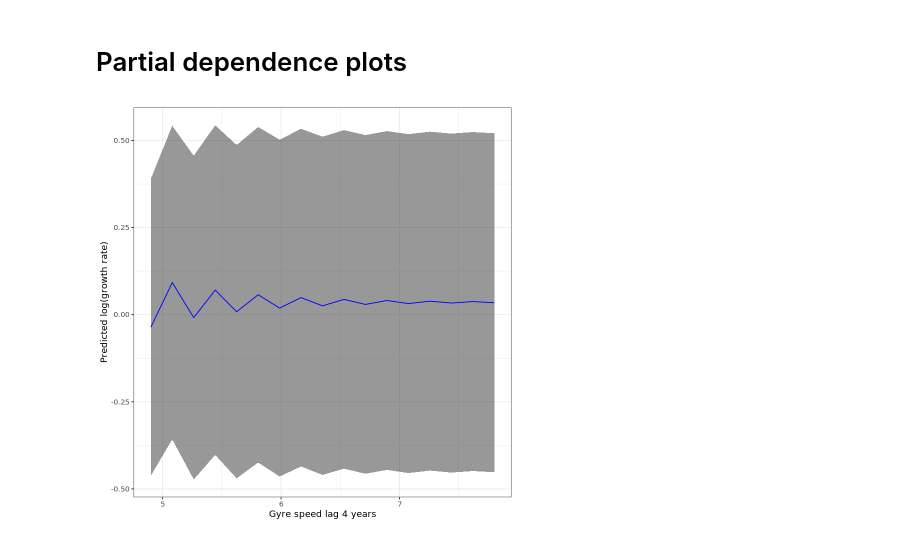
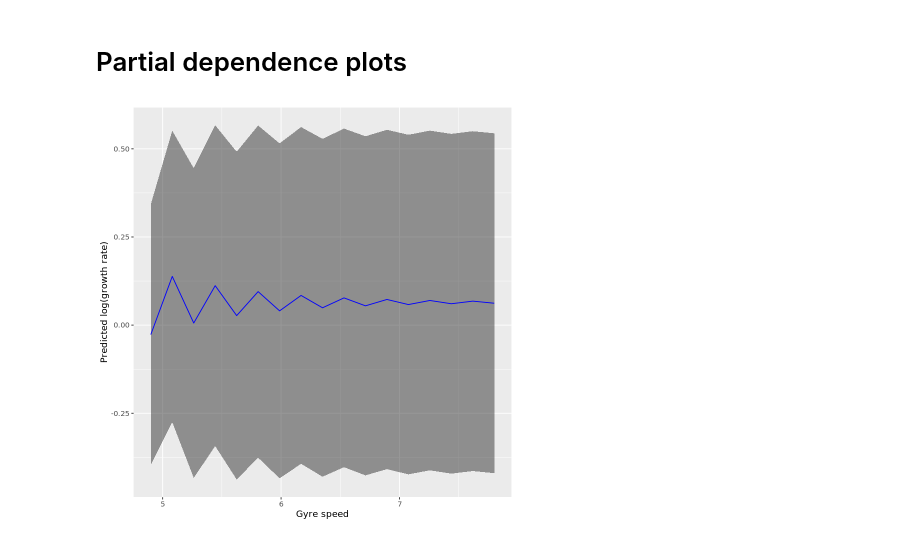
Before and after one commit to pointblue/anthropocene, a Jupyter notebook: notebooks/ADPE Crozier_final.ipynb, the cells around one changed output. Saved outputs shown, nothing was run; the diff lists cells and outputs as text; code cells hidden in the pictures.

```diff
--- a/notebooks/ADPE Crozier_final.ipynb
+++ b/notebooks/ADPE Crozier_final.ipynb
@@ -1182,0 +834,5 @@ Model df: 7.   Total lags used: 10
+# %%
+cov_sat_growth_top<-as.matrix(master_gr[,c("GyreSPD_lag4", "SIE_lag4", "OW_day_RSP", "Fish_cum3","mnAirTemp_lag5")])
+#"GyreSPD", "SIE_lag4", "OW_day_RSPlag4", "Fish_cum3","mnAirTemp_lag5"
+topModel<-Arima(master_gr$growth_croz,order=c(1,0,0),include.mean=F,include.drift=F,xreg= cov_sat_growth_top)
+summary(topModel)
@@ -1380,10 +1114,11 @@ getPDdata<-function(df,varv, meanmed="mean", mdl, type="seq"){
     return(plotdata)
 }
 # %%
-pdat<-getPDdata(df=master_gr,varv="GyreSPD_lag4",mdl=mdlsat)
-ggplot(pdat,aes(x=GyreSPD_lag4,y=meanv)) + geom_ribbon(aes(ymin=lcv,ymax=ucv),alpha=0.5) + geom_line(color="blue") +
-    labs(x="Gyre speed lag 4 years", y = "Predicted log(growth rate)")
+# "SIE_lag4", "GyreSPD", "nmSST_aw_RSP", "Fish_cum3", "mnAirTemp_lag5"
+pdat<-getPDdata(df=master_gr,varv="GyreSPD",mdl=topModel)
+ggplot(pdat,aes(x=GyreSPD,y=meanv)) + geom_ribbon(aes(ymin=lcv,ymax=ucv),alpha=0.5) + geom_line(color="blue") +
+    labs(x="Gyre speed", y = "Predicted log(growth rate)")
 # %% [output]
-[figure, old version]
+[figure, new version]
 # %%
 #nmSST_aw_RSP
```
Also changed, not shown: parts of 99 cells of this notebook, 2 other files.
